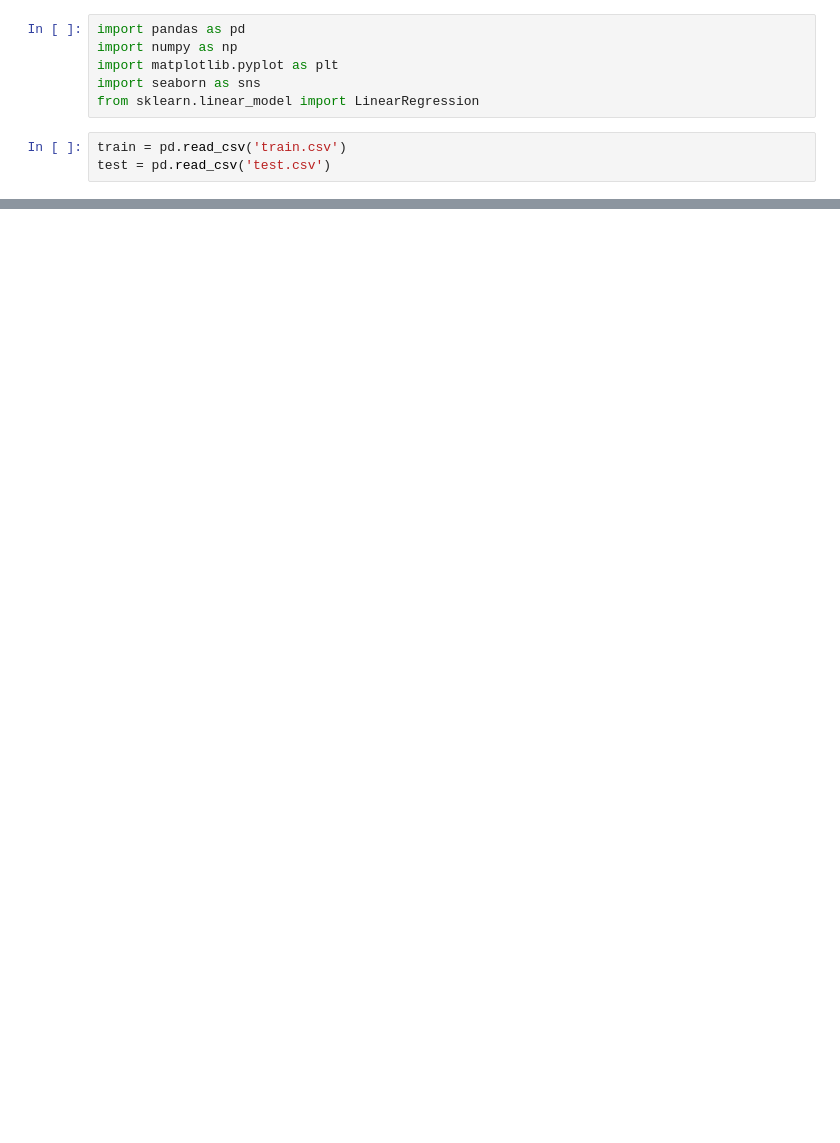
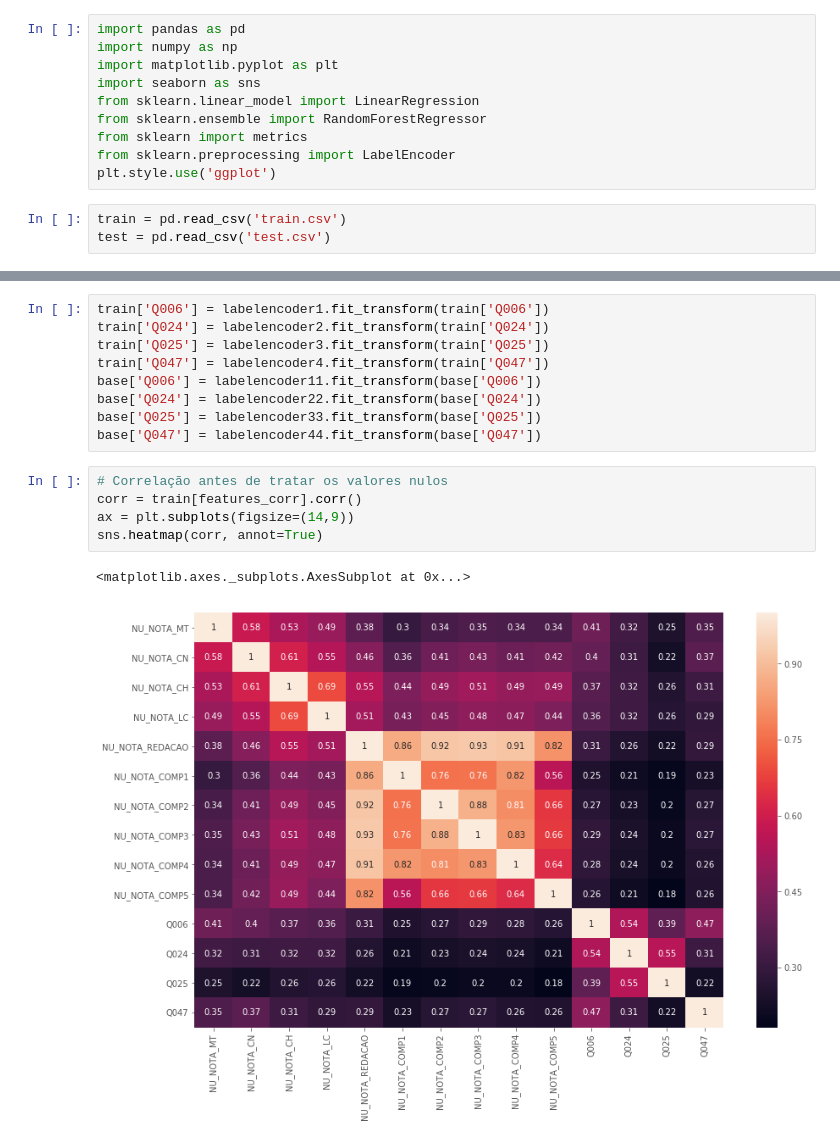
Before and after one commit to nilsoncunha/portfolio, a Jupyter notebook: ENEM/Untitled.ipynb, the cells around one changed output, grey strips where cells are left out. Saved outputs shown, nothing was run; the diff lists cells and outputs as text; blank space fills up the shorter version.

```diff
--- a/ENEM/Untitled.ipynb
+++ b/ENEM/Untitled.ipynb
@@ -4,6 +4,10 @@ import numpy as np
 import matplotlib.pyplot as plt
 import seaborn as sns
 from sklearn.linear_model import LinearRegression
+from sklearn.ensemble import RandomForestRegressor
+from sklearn import metrics
+from sklearn.preprocessing import LabelEncoder
+plt.style.use('ggplot')
 # %%
 train = pd.read_csv('train.csv')
 test = pd.read_csv('test.csv')
@@ -236,0 +107,17 @@ LinearRegression(copy_X=True, fit_intercept=True, n_jobs=None,
+# %%
+train['Q006'] = labelencoder1.fit_transform(train['Q006'])
+train['Q024'] = labelencoder2.fit_transform(train['Q024'])
+train['Q025'] = labelencoder3.fit_transform(train['Q025'])
+train['Q047'] = labelencoder4.fit_transform(train['Q047'])
+base['Q006'] = labelencoder11.fit_transform(base['Q006'])
+base['Q024'] = labelencoder22.fit_transform(base['Q024'])
+base['Q025'] = labelencoder33.fit_transform(base['Q025'])
+base['Q047'] = labelencoder44.fit_transform(base['Q047'])
+# %%
+# Correlação antes de tratar os valores nulos
+corr = train[features_corr].corr()
+ax = plt.subplots(figsize=(14,9))
+sns.heatmap(corr, annot=True)
+# %% [output]
+<matplotlib.axes._subplots.AxesSubplot at 0x...>
+[figure, added]
```
Also changed, not shown: parts of 83 cells of this notebook, 7 other files.
